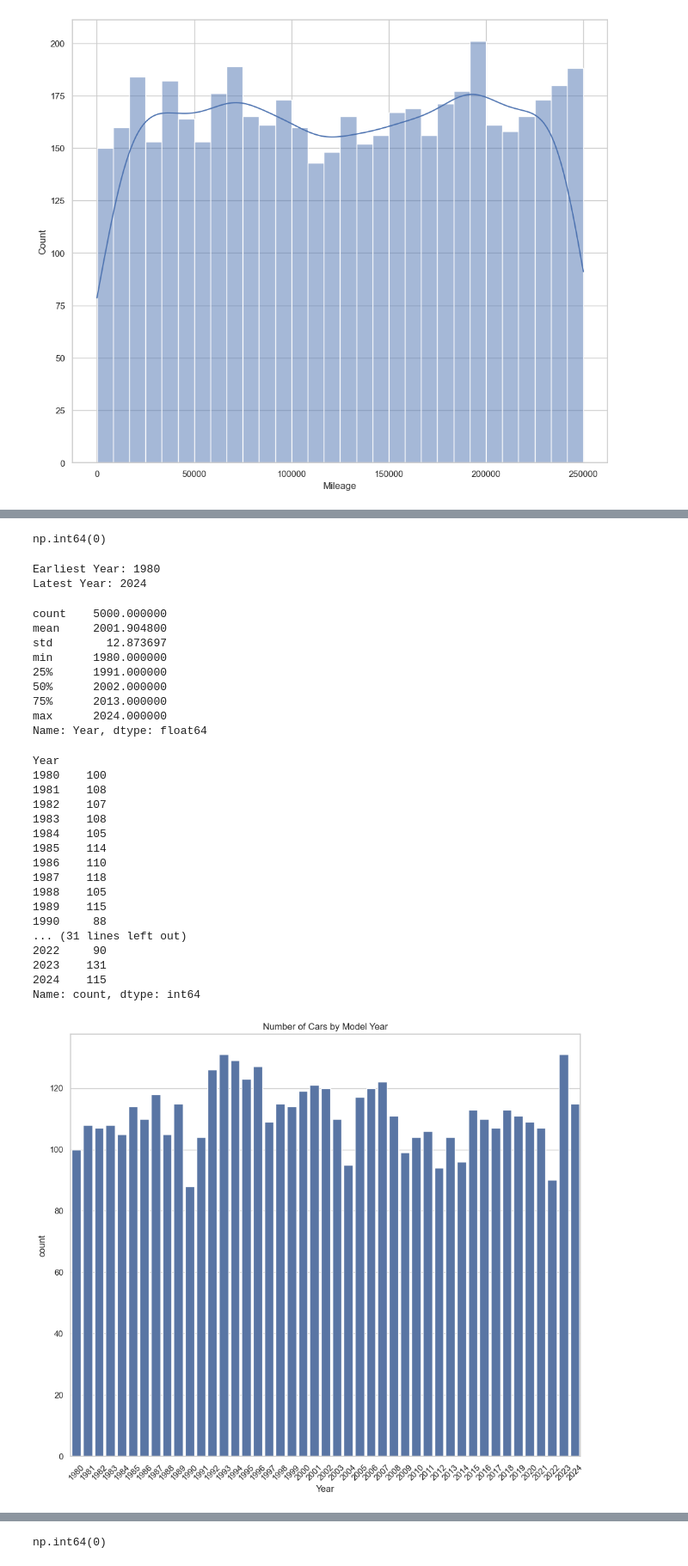
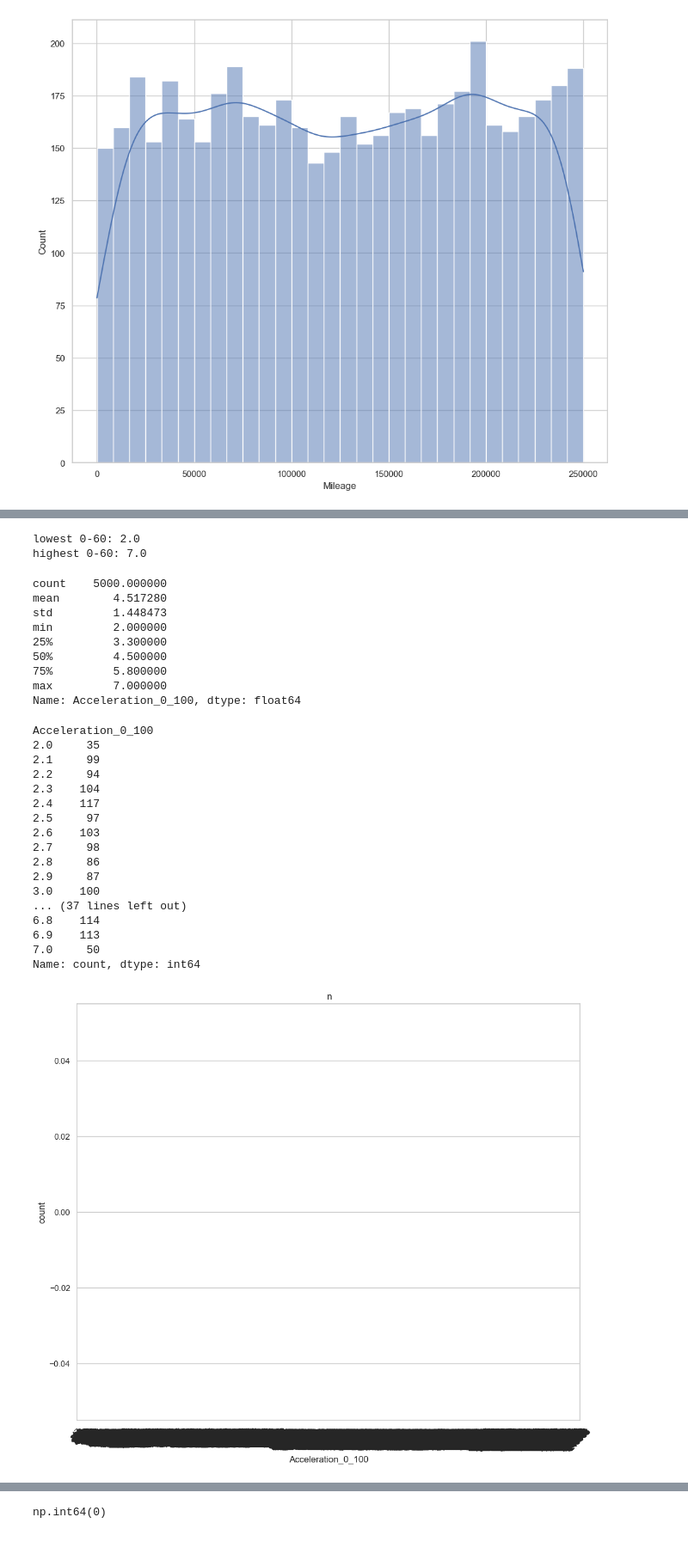
Before and after one commit to ShokrollahMichaelMeraj/Kaggle_dataset_Supercar_price_prediction, a Jupyter notebook: notebooks/01_exploration.ipynb, the cells around one changed output, grey strips where cells are left out. Shown at 86% size. Saved outputs shown, nothing was run; the diff lists cells and outputs as text; code cells hidden in the pictures.

```diff
--- a/notebooks/01_exploration.ipynb
+++ b/notebooks/01_exploration.ipynb
@@ -232,53 +223,49 @@ plt.show()
-# %%
-df["Year"].isnull().sum()
-# %% [output]
-np.int64(0)
 # %%
-min_year = df["Year"].min()
-max_year = df["Year"].max()
-print("Earliest Year:", min_year)
-print("Latest Year:", max_year)
+min_0to60 = df["Acceleration_0_100"].min()
+max_0to60 = df["Acceleration_0_100"].max()
+print("lowest 0-60:", min_0to60)
+print("highest 0-60:", max_0to60)
 # %% [output]
-Earliest Year: 1980
-Latest Year: 2024
+lowest 0-60: 2.0
+highest 0-60: 7.0
 # %%
-df["Year"].describe()
+df["Acceleration_0_100"].describe()
 # %% [output]
 count    5000.000000
-mean     2001.904800
-std        12.873697
-min      1980.000000
-25%      1991.000000
-50%      2002.000000
-75%      2013.000000
-max      2024.000000
-Name: Year, dtype: float64
+mean        4.517280
+std         1.448473
+min         2.000000
+25%         3.300000
+50%         4.500000
+75%         5.800000
+max         7.000000
+Name: Acceleration_0_100, dtype: float64
 # %%
-year_counts = df["Year"].value_counts().sort_index()
+year_counts = df["Acceleration_0_100"].value_counts().sort_index()
 print(year_counts)
 # %% [output]
-Year
-1980    100
-1981    108
-1982    107
-1983    108
-1984    105
-1985    114
-1986    110
-1987    118
-1988    105
-1989    115
-1990     88
-... (31 lines left out)
-2022     90
-2023    131
-2024    115
+Acceleration_0_100
+2.0     35
+2.1     99
+2.2     94
+2.3    104
+2.4    117
+2.5     97
+2.6    103
+2.7     98
+2.8     86
+2.9     87
+3.0    100
+... (37 lines left out)
+6.8    114
+6.9    113
+7.0     50
 Name: count, dtype: int64
 # %%
-sns.countplot(x="Year", data=df, order=sorted(df["Year"].unique()))
-plt.title("Number of Cars by Model Year")
+sns.countplot(x="Acceleration_0_100", data=df, order=sorted(df["Mileage"].unique()))
+plt.title(" n")
 plt.xticks(rotation=45)
 plt.show()
 # %% [output]
-[figure, old version]
+[figure, new version]
 # %%
```
Also changed, not shown: parts of 32 cells of this notebook, 10 other files.
